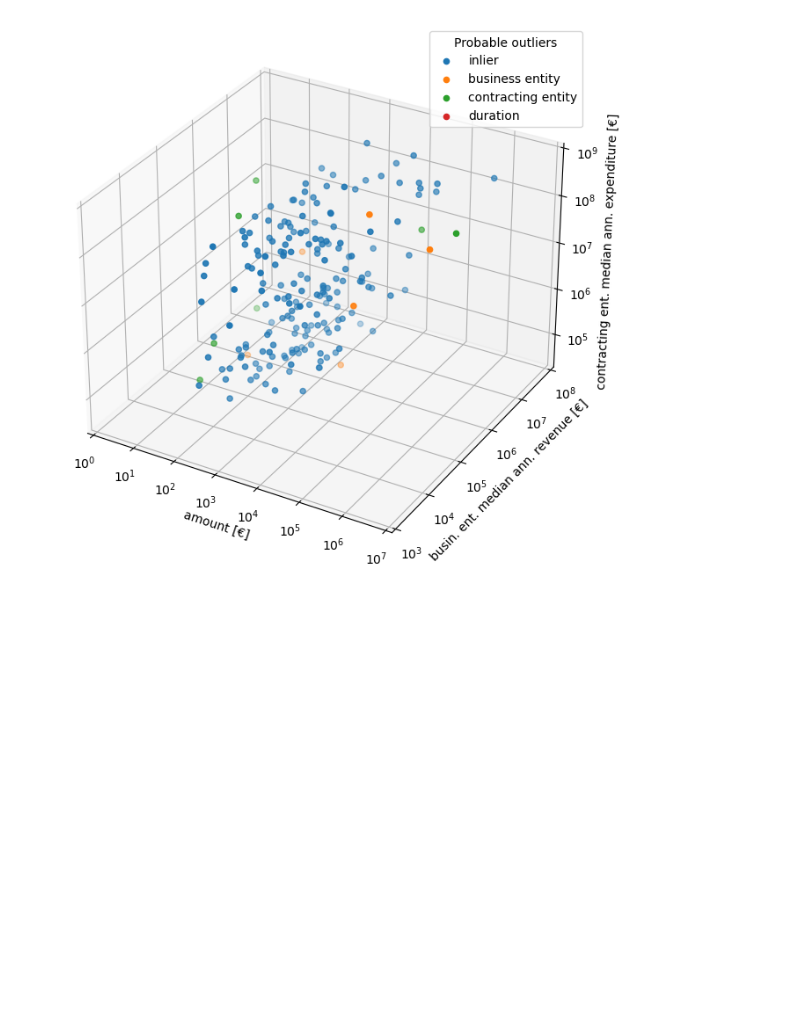
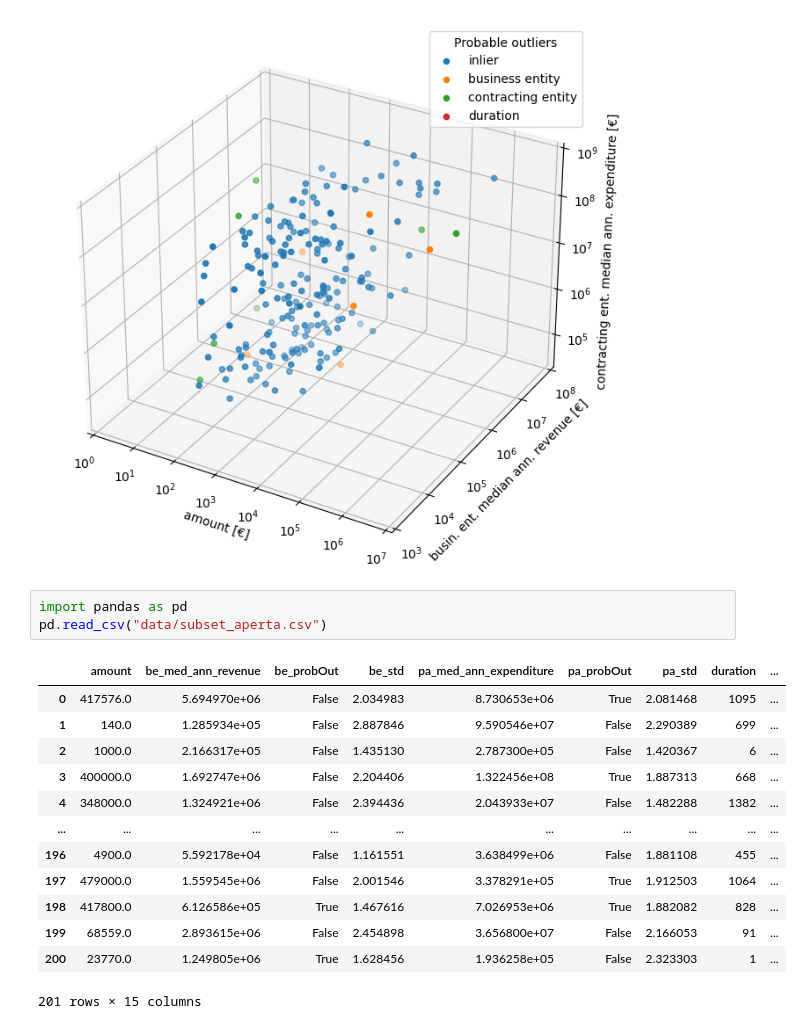
Before and after one commit to Yourne/synapthesis, a Jupyter notebook: viz_stuff.ipynb, the cells around one changed output. Drawn from its saved outputs; the diff is of its cells as text; blank space fills up the shorter version.

```diff
--- a/viz_stuff.ipynb
+++ b/viz_stuff.ipynb
@@ -1146,3 +1144,20 @@ plt.legend(title="Probable outliers")
 plt.show()
 # %% [output]
 [figure]
+# %%
+import pandas as pd
+pd.read_csv("data/subset_aperta.csv")
+# %% [output]
+|  | amount | be_med_ann_revenue | be_probOut | be_std | pa_med_ann_expenditure | pa_probOut | pa_std | duration | ... |
+| 0 | 417576.0 | 5.694970e+06 | False | 2.034983 | 8.730653e+06 | True | 2.081468 | 1095 | ... |
+| 1 | 140.0 | 1.285934e+05 | False | 2.887846 | 9.590546e+07 | False | 2.290389 | 699 | ... |
+| 2 | 1000.0 | 2.166317e+05 | False | 1.435130 | 2.787300e+05 | False | 1.420367 | 6 | ... |
+| 3 | 400000.0 | 1.692747e+06 | False | 2.204406 | 1.322456e+08 | True | 1.887313 | 668 | ... |
+| 4 | 348000.0 | 1.324921e+06 | False | 2.394436 | 2.043933e+07 | False | 1.482288 | 1382 | ... |
+| ... | ... | ... | ... | ... | ... | ... | ... | ... | ... |
+| 196 | 4900.0 | 5.592178e+04 | False | 1.161551 | 3.638499e+06 | False | 1.881108 | 455 | ... |
+| 197 | 479000.0 | 1.559545e+06 | False | 2.001546 | 3.378291e+05 | True | 1.912503 | 1064 | ... |
+| 198 | 417800.0 | 6.126586e+05 | True | 1.467616 | 7.026953e+06 | True | 1.882082 | 828 | ... |
+| 199 | 68559.0 | 2.893615e+06 | False | 2.454898 | 3.656800e+07 | False | 2.166053 | 91 | ... |
+| 200 | 23770.0 | 1.249805e+06 | True | 1.628456 | 1.936258e+05 | False | 2.323303 | 1 | ... |
+201 rows × 15 columns
```
Also changed, not shown: parts of 4 cells of this notebook, 7 other files.
